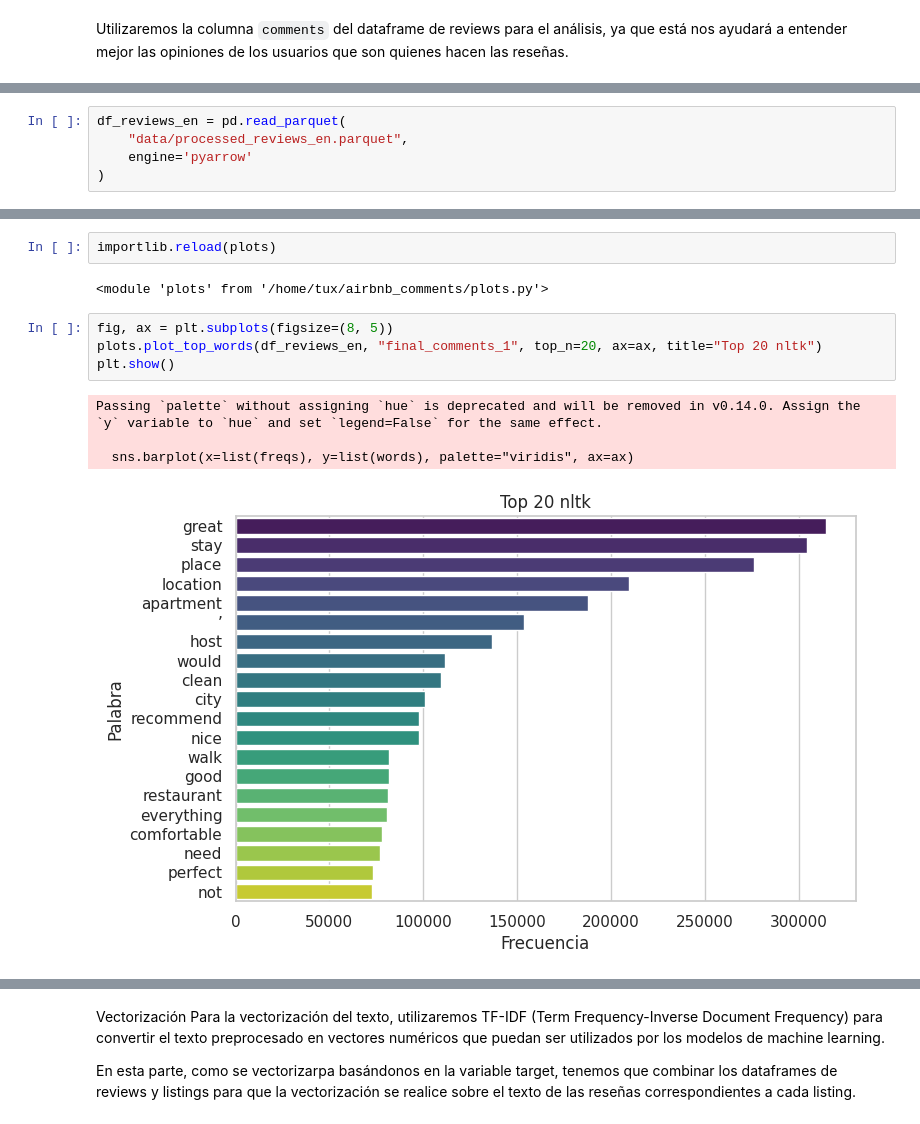
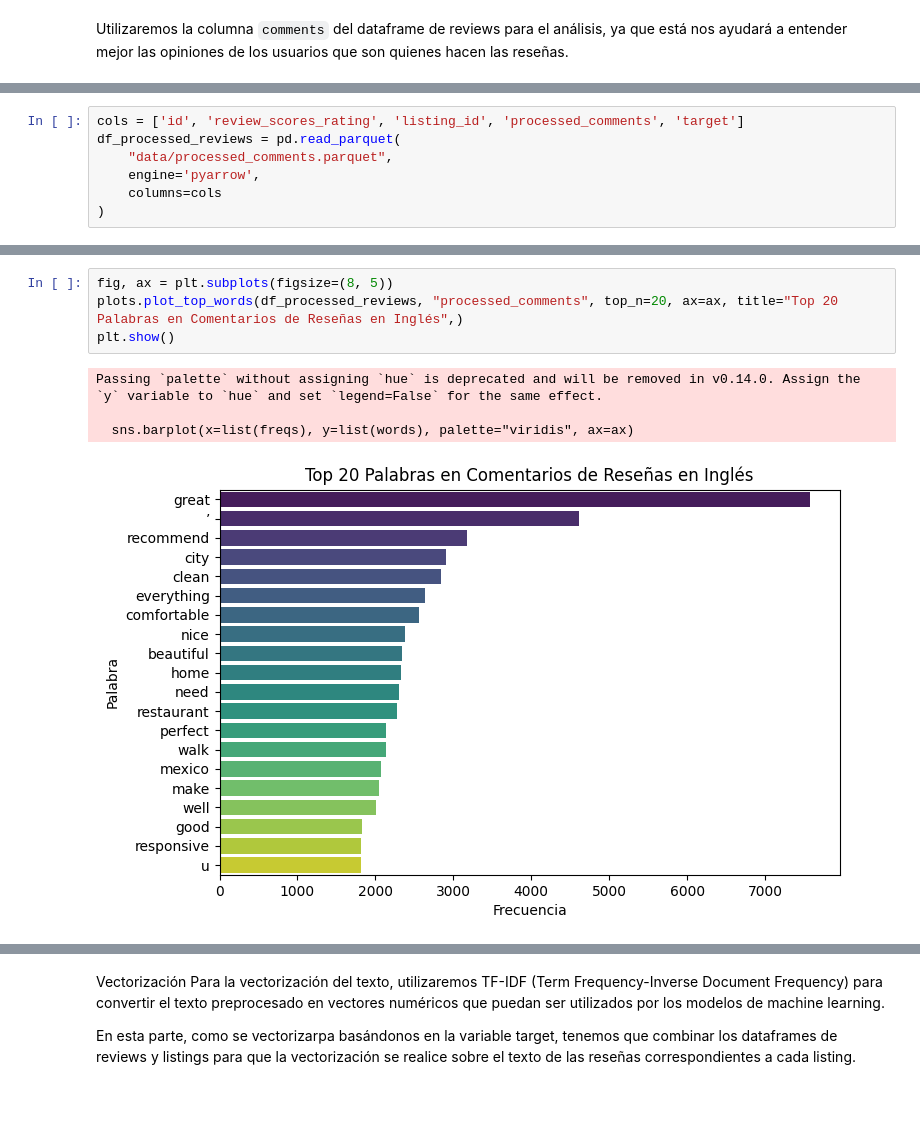
Before and after one commit to jariel17/airbnb_reviews_analysis, a Jupyter notebook: airbnb.ipynb, the cells around one changed output, grey strips where cells are left out. Saved outputs shown, nothing was run; the diff lists cells and outputs as text.

```diff
--- a/airbnb.ipynb
+++ b/airbnb.ipynb
@@ -190,5 +194,7 @@ importlib.reload(textfunctions)
 # %%
-df_reviews_en = pd.read_parquet(
-    "data/processed_reviews_en.parquet",
-    engine='pyarrow'
+cols = ['id', 'review_scores_rating', 'listing_id', 'processed_comments', 'target']
+df_processed_reviews = pd.read_parquet(
+    "data/processed_comments.parquet",
+    engine='pyarrow',
+    columns=cols
 )
@@ -211,13 +201,9 @@ dtype: object
-# %%
-importlib.reload(plots)
-# %% [output]
-<module 'plots' from '/home/tux/airbnb_comments/plots.py'>
 # %%
 fig, ax = plt.subplots(figsize=(8, 5))
-plots.plot_top_words(df_reviews_en, "final_comments_1", top_n=20, ax=ax, title="Top 20 nltk")
+plots.plot_top_words(df_processed_reviews, "processed_comments", top_n=20, ax=ax, title="Top 20 Palabras en Comentarios de Reseñas en Inglés",)
 plt.show()
 # %% [output]
 Passing `palette` without assigning `hue` is deprecated and will be removed in v0.14.0. Assign the `y` variable to `hue` and set `legend=False` for the same effect.
 
   sns.barplot(x=list(freqs), y=list(words), palette="viridis", ax=ax)
-[figure, old version]
+[figure, new version]
```
Also changed, not shown: parts of 44 cells of this notebook, 3 other files.
